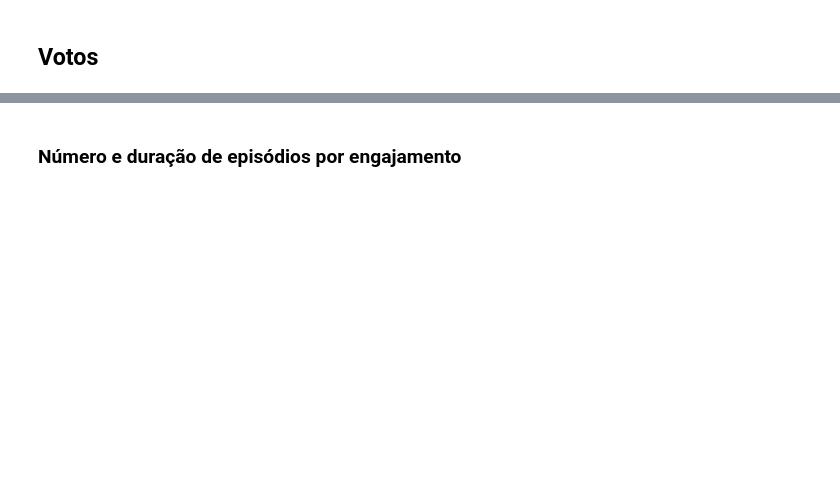
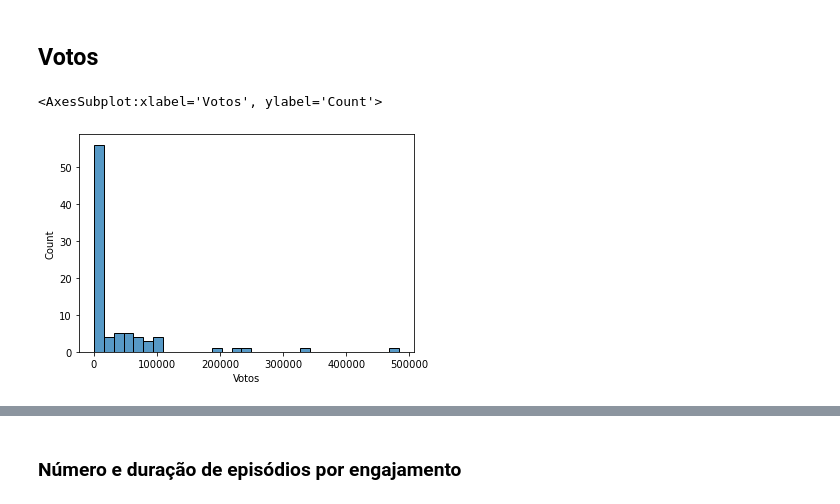
Before and after one commit to mariamaOlive/projeto-sidi-residencia, a Jupyter notebook: analise_exploratoria.ipynb, the cells around one changed output, grey strips where cells are left out. Saved outputs shown, nothing was run; the diff lists cells and outputs as text; code cells hidden in the pictures; blank space fills up the shorter version.

```diff
--- a/analise_exploratoria.ipynb
+++ b/analise_exploratoria.ipynb
@@ -37,0 +92,2 @@ dados.head()
+# %%
+indice = dados[dados['Duração']>100]['Duração'].index
@@ -48,6 +211,6 @@ sns.boxplot(x=dados['Ano'],y=dados['Nota'], data=dados)
 # %%
-dados['Gênero'] = dados['Gênero'].apply(lambda x : x.split(", "))
-dados['Gênero']
+#dados['Gênero'] = dados['Gênero'].apply(lambda x : x.split(", "))
+#dados['Gênero']
 # %%
 dummies = pd.get_dummies(dados['Gênero'].apply(pd.Series).stack()).sum(level=0)
 # Primeiramente: Fazer o count, ver a frequencia de cada série
@@ -105,6 +321,9 @@ sns.scatterplot(data=dados, x="Nota", y="Votos")
 ## Votos
 # %%
 # 120000 - 20000 - 2500
-sns.histplot(data=dados[dados["Votos"] > 0], x="Votos")#, log_scale=True)
+sns.histplot(data=dados, x="Votos")#, log_scale=True)
+# %% [output]
+<AxesSubplot:xlabel='Votos', ylabel='Count'>
+[figure, added]
 # %%
 sns.boxplot(data=dados[dados["Votos"] < 100000], y='Votos')
```
Also changed, not shown: parts of 90 cells of this notebook.
